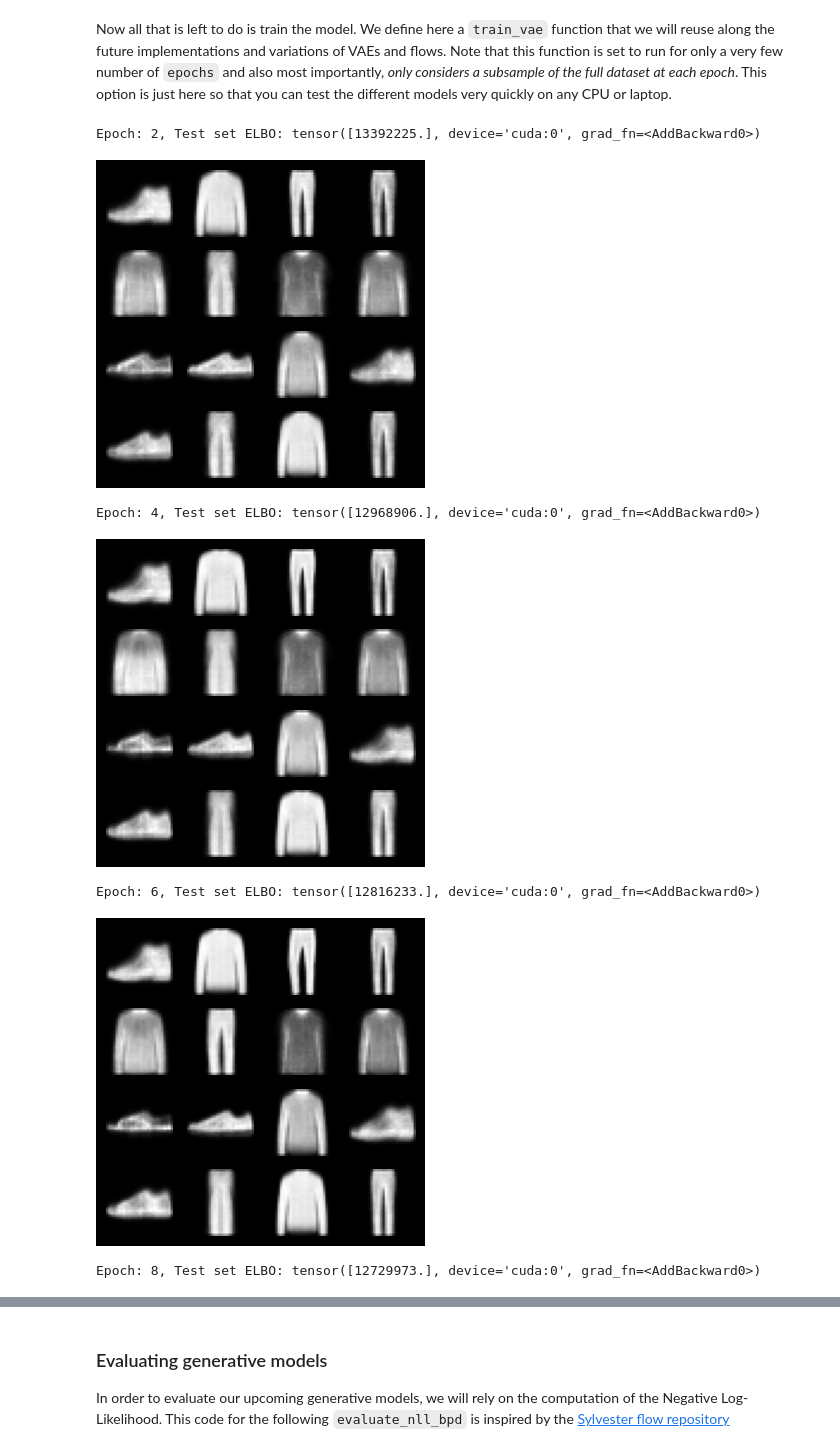
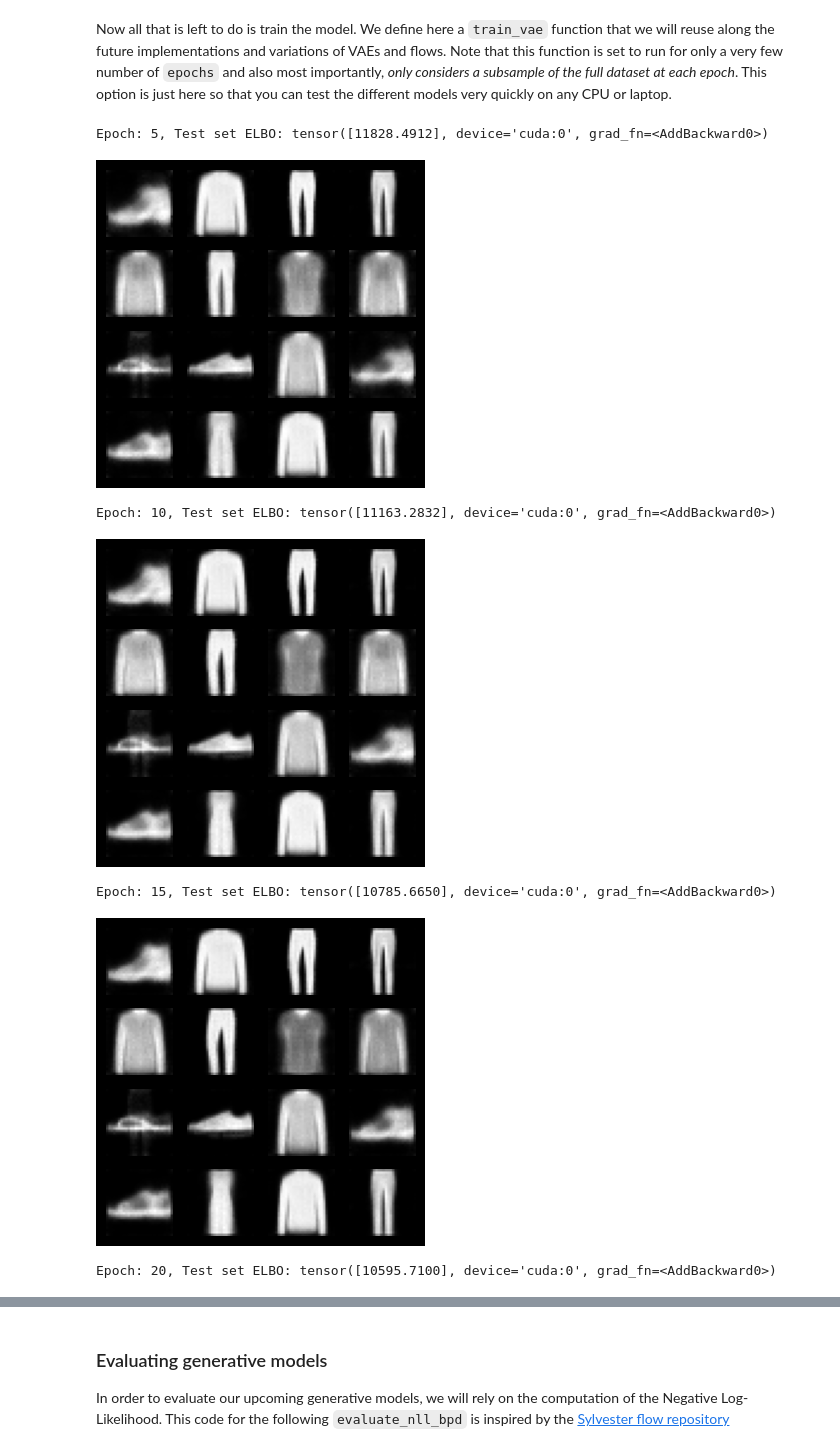
Before and after one commit to peladeaucome/atiam_ml, a Jupyter notebook: 10a_variational_auto_encoders.ipynb, the cells around one changed output, grey strips where cells are left out. Drawn from its saved outputs; the diff is of its cells as text; code cells hidden in the pictures.

```diff
--- a/10a_variational_auto_encoders.ipynb
+++ b/10a_variational_auto_encoders.ipynb
@@ -207,7 +207,7 @@ class VAE(AE):
     def __init__(self, encoder, decoder, encoding_dims, latent_dims):
         super(VAE, self).__init__(encoder, decoder, encoding_dims)
         self.latent_dims = latent_dims
-        self.mu = nn.Sequential(nn.Linear(self.encoding_dims, self.latent_dims), nn.ReLU())
+        self.mu = nn.Sequential(nn.Linear(self.encoding_dims, self.latent_dims))
         self.sigma = nn.Sequential(nn.Linear(self.encoding_dims, self.latent_dims), nn.Softplus())
 
     def encode(self, x):
@@ -238,8 +238,8 @@ class VAE(AE):
         # YOUR CODE GOES HERE
         ######################
 
-        z = z_params[0] + torch.randn(self.latent_dims).to(device)*z_params[1]
-        kl_div = torch.sum(1 + torch.log(torch.square(z_params[1])) - torch.square(z_params[0]) - torch.square(z_params[1]))/2
+        z = z_params[0] + torch.randn(self.latent_dims).to(device)*torch.square(z_params[1])
+        kl_div = (1 + torch.log(torch.square(z_params[1])) - torch.square(z_params[0]) - torch.square(z_params[1]))/2
         return z, kl_div
 # %% [markdown]
 Now the interesting aspect of VAEs is that we can define any parametric function as `encoder` and `decoder`, as long as we can optimize them. Here, we will rely on simple feed-forward neural networks, but these can be largely more complex (with limitations that we will discuss later in the tutorial).
@@ -271,7 +271,7 @@ While there are several options to compare the error between two elements, there
 In the following, we define both error functions and regroup them in the `reconstruction_loss` call (depending on the `num_classes` considered). However, as the `multinomial loss` requires a large computational overhead, and for the sake of simplicity, we will train all our first models by relying on the `binary cross entropy`
 # %%
 # Reconstruction criterion
-recons_criterion = torch.nn.BCELoss(reduction='sum').to(device)
+recons_criterion = torch.nn.MSELoss(reduction='none').to(device)
 
 def compute_loss(model, x):
 
@@ -279,7 +279,7 @@ def compute_loss(model, x):
     # YOUR CODE GOES HERE
     ######################
     x_hat, kl_div = model(x)
-    full_loss = recons_criterion(x_hat,x)-kl_div
+    full_loss = recons_criterion(x_hat,x).mean(0).sum()-kl_div.mean(0).sum()
     return full_loss
 
 def train_step(model, x, optimizer):
@@ -348,41 +348,41 @@ n_latent = 2
 # Compute input dimensionality
 nin = imgs_test.shape[2] * imgs_test.shape[3]
 # Construct encoder and decoder
-encoder, decoder = construct_encoder_decoder(nin, n_hidden = n_hidden, n_latent = n_latent, n_classes = num_classes)
+encoder, decoder = construct_encoder_decoder_complex(nin, n_hidden = n_hidden, n_latent = n_latent, n_classes = num_classes)
 # Build the VAE model
 model = VAE(encoder, decoder, n_hidden, n_latent)
 # Construct the optimizer
-optimizer = torch.optim.Adam(model.parameters(), lr=1e-3)
+optimizer = torch.optim.Adam(model.parameters(), lr=2e-4)
 # %% [markdown]
 Now all that is left to do is train the model. We define here a `train_vae` function that we will reuse along the future implementations and variations of VAEs and flows. Note that this function is set to run for only a very few number of `epochs` and also most importantly, *only considers a subsample of the full dataset at each epoch*. This option is just here so that you can test the different models very quickly on any CPU or laptop.
 # %%
 def generate_and_save_images(model, epoch, test_sample):
     predictions, _ = model(test_sample.to(device))
     fig = plt.figure(figsize=(4, 4))
     for i in range(predictions.shape[0]):
         plt.subplot(4, 4, i + 1)
         plt.imshow(predictions[i, 0, :, :].cpu().detach(), cmap='gray')
         plt.axis('off')
     # Tight_layout minimizes the overlap between 2 sub-plots
     #plt.savefig('image_at_epoch_{:04d}.png'.format(epoch))
     plt.show()
 epochs=50
 test_sample = imgs_test[0:16, :, :, :]
 for epoch in range(1, epochs + 1):
     full_loss = torch.Tensor([0]).to(device)
     # Forward pass: compute predicted y by passing x to the model.
     for i, (x, _) in enumerate(train_loader):
         full_loss += train_step(model, x, optimizer)
     #for i, (x, _) in enumerate(valid_loader):
     #    train_step(model, x, optimizer)
-    if epoch%(epochs//20)==0:
+    if epoch%(epochs//10)==0:
         print('Epoch: {}, Test set ELBO: {}'.format(epoch, full_loss))
         generate_and_save_images(model, epoch, test_sample)
 # %% [output]
-Epoch: 2, Test set ELBO: tensor([13392225.], device='cuda:0', grad_fn=<AddBackward0>)
+Epoch: 5, Test set ELBO: tensor([11828.4912], device='cuda:0', grad_fn=<AddBackward0>)
-[figure, old version]
+[figure, new version]
-Epoch: 4, Test set ELBO: tensor([12968906.], device='cuda:0', grad_fn=<AddBackward0>)
+Epoch: 10, Test set ELBO: tensor([11163.2832], device='cuda:0', grad_fn=<AddBackward0>)
-[figure, old version]
+[figure, new version]
-Epoch: 6, Test set ELBO: tensor([12816233.], device='cuda:0', grad_fn=<AddBackward0>)
+Epoch: 15, Test set ELBO: tensor([10785.6650], device='cuda:0', grad_fn=<AddBackward0>)
-[figure, old version]
+[figure, new version]
-Epoch: 8, Test set ELBO: tensor([12729973.], device='cuda:0', grad_fn=<AddBackward0>)
+Epoch: 20, Test set ELBO: tensor([10595.7100], device='cuda:0', grad_fn=<AddBackward0>)
```
Also changed, not shown: parts of 8 cells of this notebook, 3 other files.
